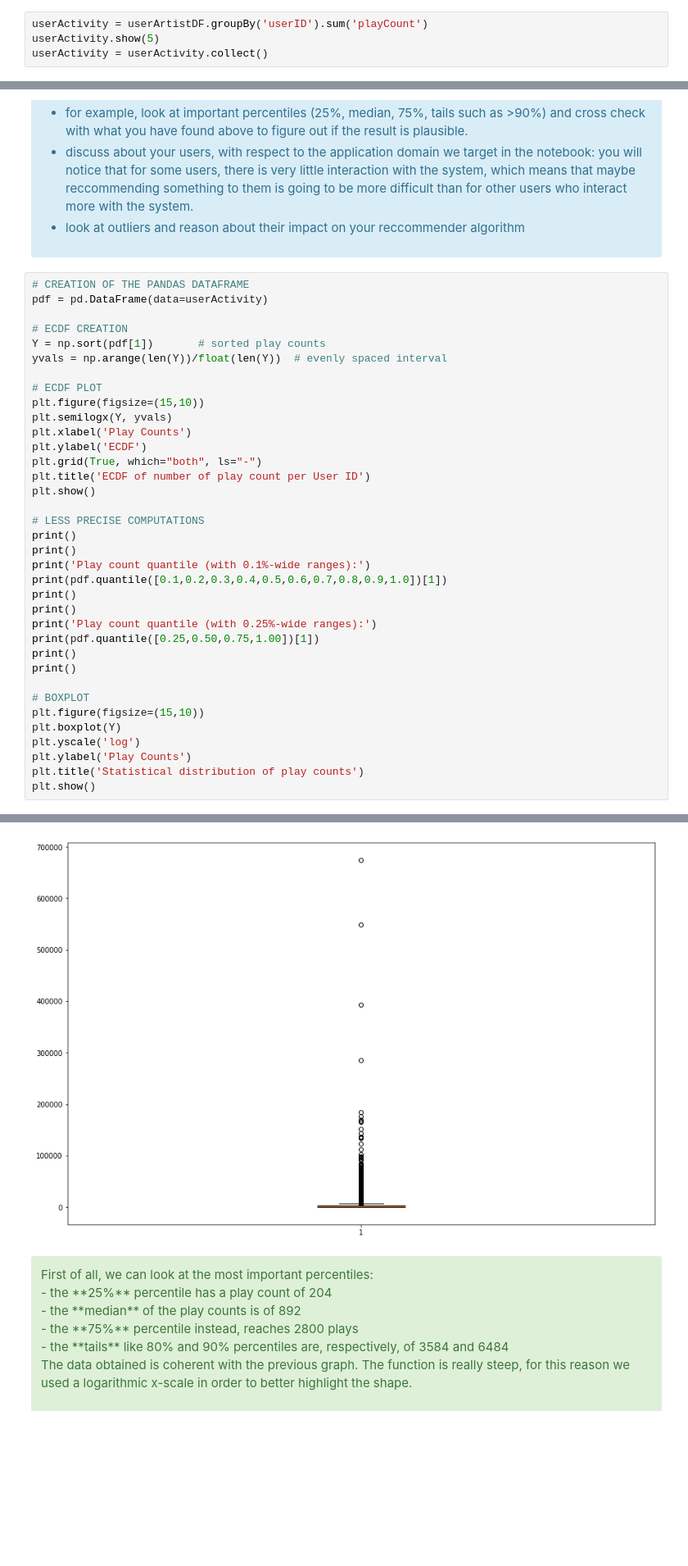
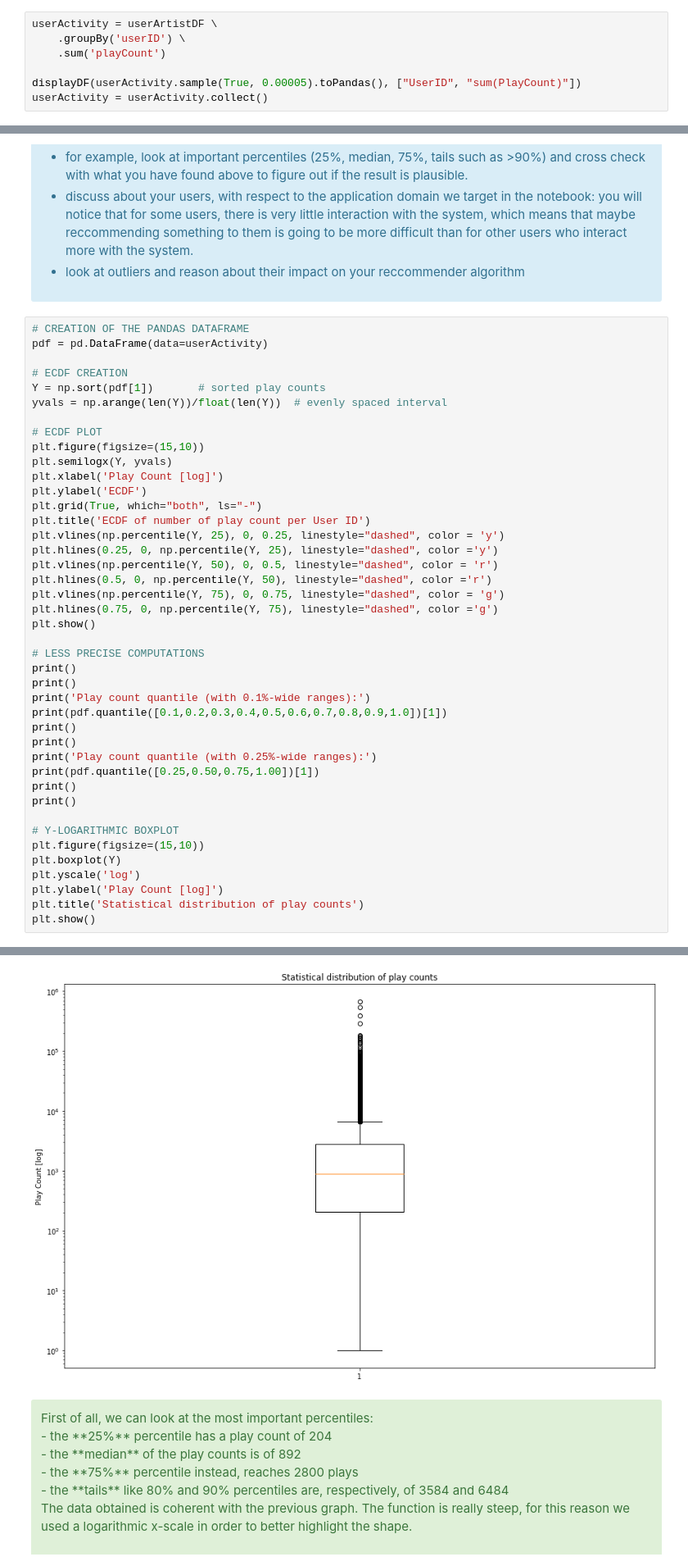
Before and after one commit to lomluca/aml, a Jupyter notebook: RecSys.ipynb, the cells around one changed output, grey strips where cells are left out. Shown at 82% size. Drawn from its saved outputs; the diff is of its cells as text; blank space fills up the shorter version.

```diff
--- a/RecSys.ipynb
+++ b/RecSys.ipynb
@@ -232,7 +237,10 @@ Here is a list of simple descriptive queries that helps us reaching these purpos
 How many times each user has played a song? Show 5 samples of the result.
 </div>
 # %%
-userActivity = userArtistDF.groupBy('userID').sum('playCount')
-userActivity.show(5)
+userActivity = userArtistDF \
+    .groupBy('userID') \
+    .sum('playCount')
+
+displayDF(userActivity.sample(True, 0.00005).toPandas(), ["UserID", "sum(PlayCount)"])
 userActivity = userActivity.collect()
 # %% [output]
@@ -273,10 +279,16 @@ yvals = np.arange(len(Y))/float(len(Y))  # evenly spaced interval
 # ECDF PLOT
 plt.figure(figsize=(15,10))
 plt.semilogx(Y, yvals)
-plt.xlabel('Play Counts')
+plt.xlabel('Play Count [log]')
 plt.ylabel('ECDF')
 plt.grid(True, which="both", ls="-")
 plt.title('ECDF of number of play count per User ID')
+plt.vlines(np.percentile(Y, 25), 0, 0.25, linestyle="dashed", color = 'y')
+plt.hlines(0.25, 0, np.percentile(Y, 25), linestyle="dashed", color ='y')
+plt.vlines(np.percentile(Y, 50), 0, 0.5, linestyle="dashed", color = 'r')
+plt.hlines(0.5, 0, np.percentile(Y, 50), linestyle="dashed", color ='r')
+plt.vlines(np.percentile(Y, 75), 0, 0.75, linestyle="dashed", color = 'g')
+plt.hlines(0.75, 0, np.percentile(Y, 75), linestyle="dashed", color ='g')
 plt.show()
 
 # LESS PRECISE COMPUTATIONS
@@ -291,11 +303,11 @@ print(pdf.quantile([0.25,0.50,0.75,1.00])[1])
 print()
 print()
 
-# BOXPLOT
+# Y-LOGARITHMIC BOXPLOT
 plt.figure(figsize=(15,10))
 plt.boxplot(Y)
 plt.yscale('log')
-plt.ylabel('Play Counts')
+plt.ylabel('Play Count [log]')
 plt.title('Statistical distribution of play counts')
 plt.show()
 # %% [output]
@@ -303,24 +315,24 @@ plt.show()
 Play count quantile (with 0.1%-wide ranges):
 0.1        34.0
 0.2       132.0
 0.3       293.0
 0.4       535.0
 0.5       892.0
 0.6      1415.0
 0.7      2226.0
 0.8      3584.0
 0.9      6484.0
 1.0    674412.0
 Name: 1, dtype: float64
 
 
 Play count quantile (with 0.25%-wide ranges):
 0.25       204.0
 0.50       892.0
 0.75      2800.0
 1.00    674412.0
 Name: 1, dtype: float64
-[figure, old version]
+[figure, new version]
 # %% [markdown]
 <div class="alert alert-success">
 First of all, we can look at the most important percentiles:<br>
```
Also changed, not shown: parts of 47 cells of this notebook.
